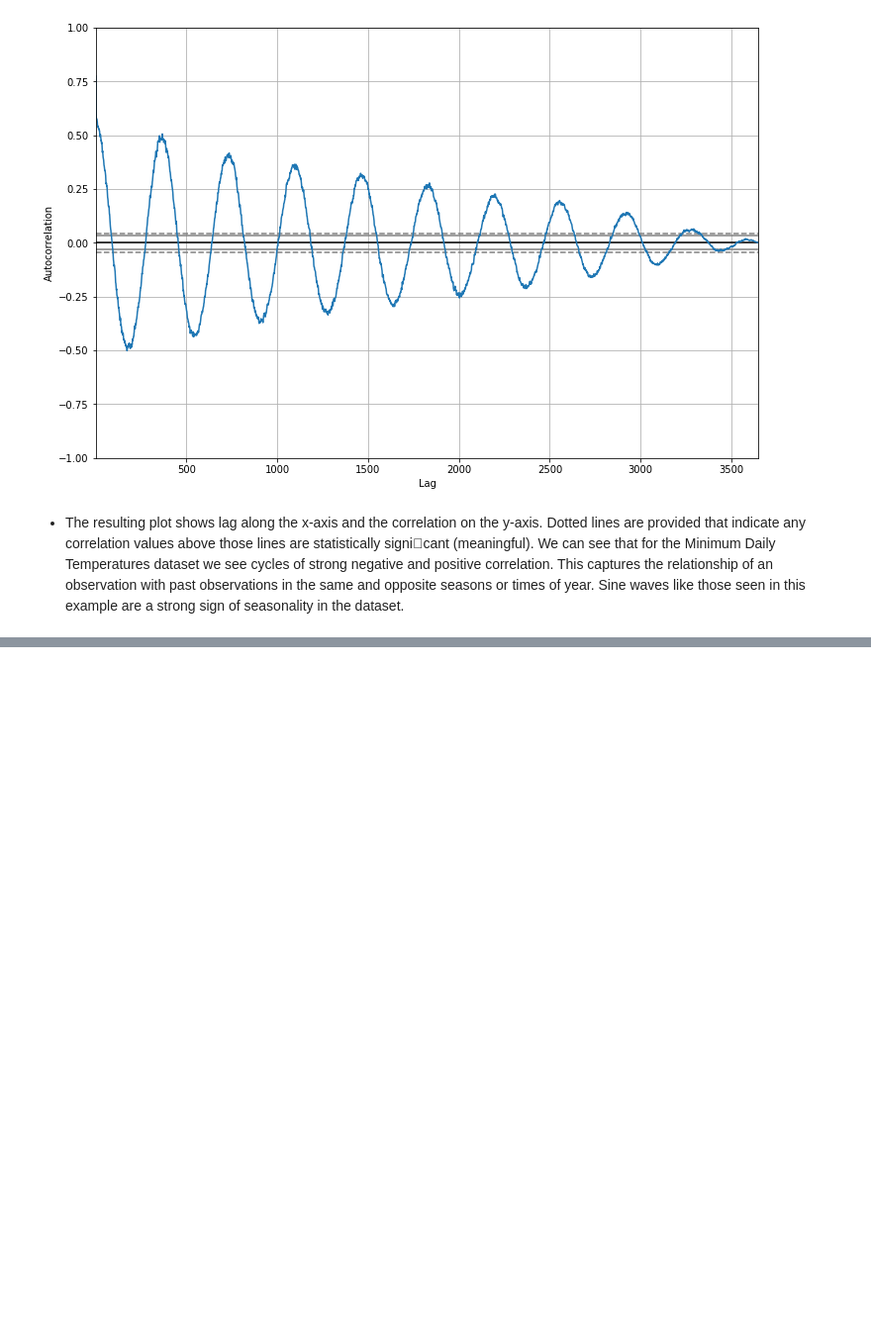
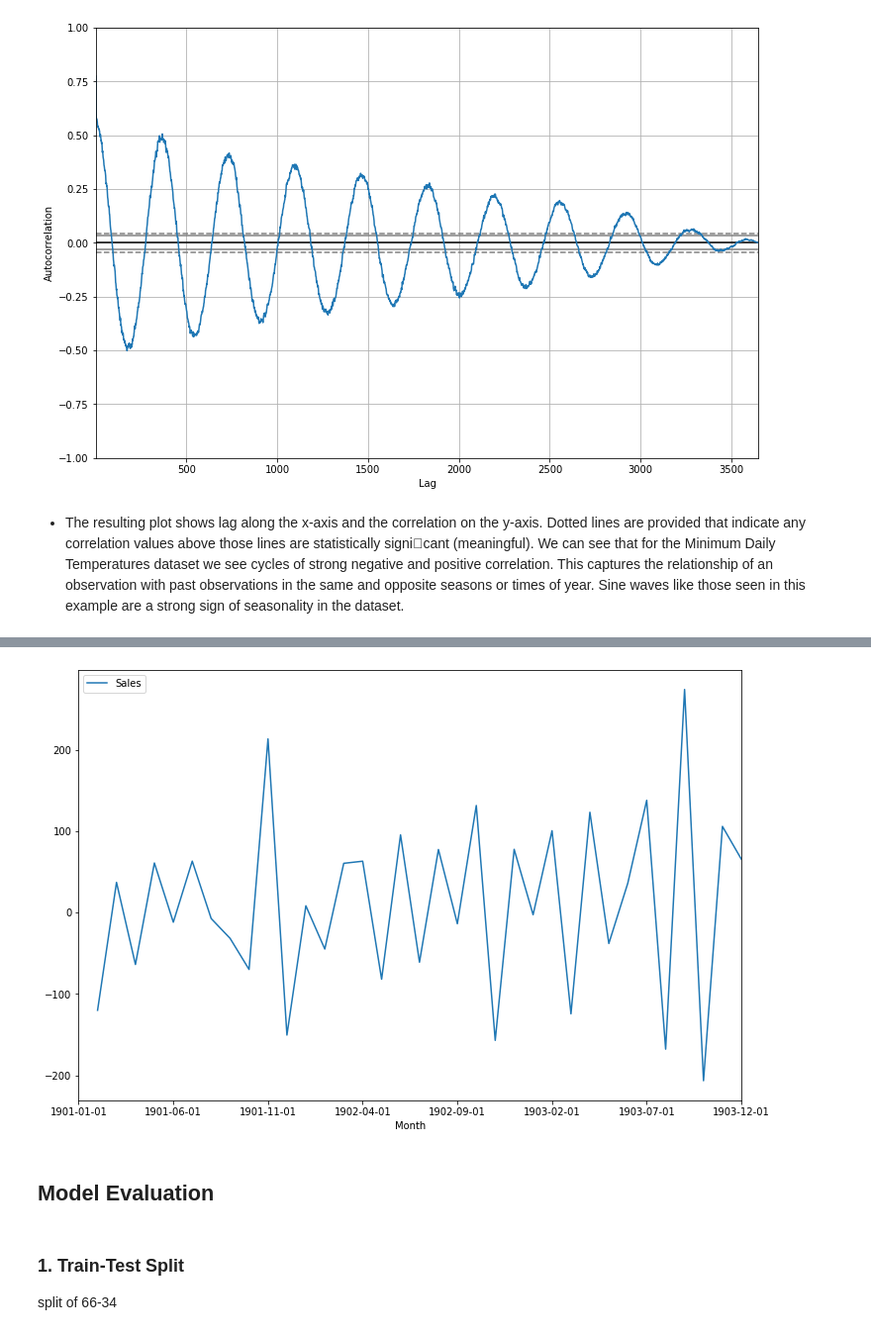
Before and after one commit to kurtsenol/pandas, a Jupyter notebook: Time-Series/TSFWP_1.ipynb, the cells around one changed output, grey strips where cells are left out. Shown at 99% size. Drawn from its saved outputs; the diff is of its cells as text; code cells hidden in the pictures; blank space fills up the shorter version.

```diff
--- a/Time-Series/TSFWP_1.ipynb
+++ b/Time-Series/TSFWP_1.ipynb
@@ -408,0 +427,10 @@ in this example are a strong sign of seasonality in the dataset.
+# %%
+df.diff().plot(figsize=(12,8));
+# %% [output]
+[figure, added]
+# %% [markdown]
+## Model Evaluation
+# %% [markdown]
+### 1. Train-Test Split
+
+split of 66-34
```
Also changed, not shown: parts of 54 cells of this notebook.
